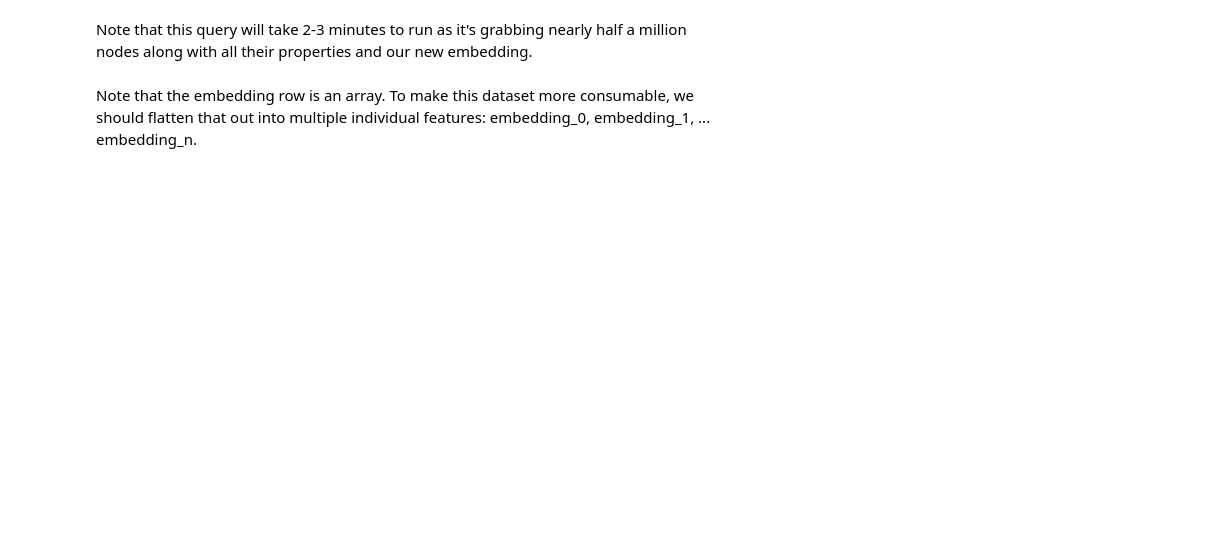
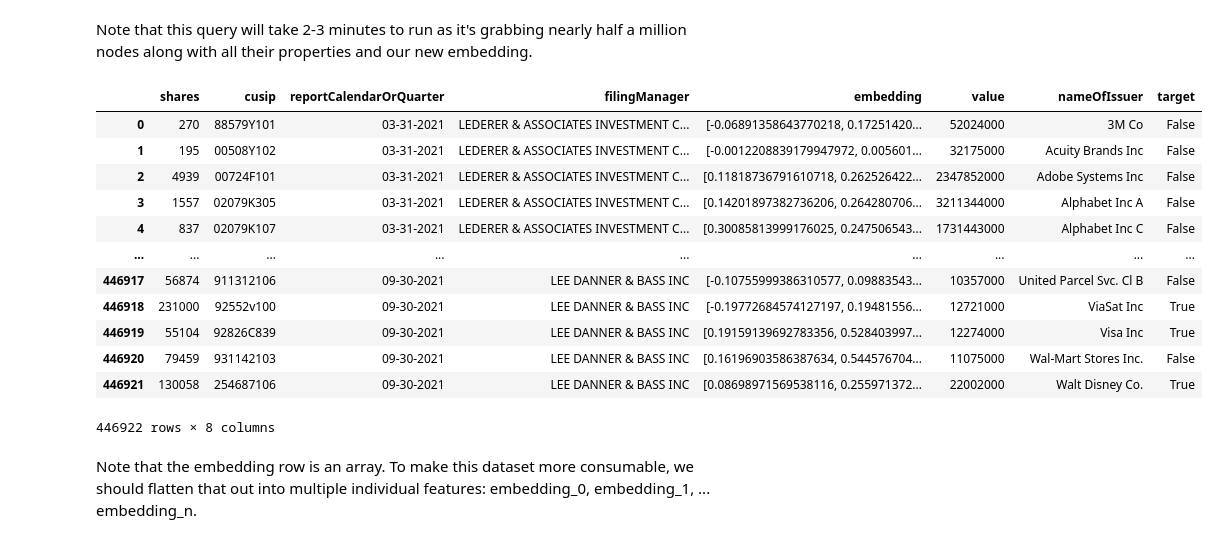
Before and after one commit to neo4j-partners/hands-on-lab-neo4j-and-vertex-ai, a Jupyter notebook: Lab 5 - Graph Data Science/embedding.ipynb, the cells around one changed output. Drawn from its saved outputs; the diff is of its cells as text; code cells hidden in the pictures; blank space fills up the shorter version.

```diff
--- a/Lab 5 - Graph Data Science/embedding.ipynb
+++ b/Lab 5 - Graph Data Science/embedding.ipynb
@@ -66,0 +56,7 @@ with driver.session(database=DB_NAME) as session:
+# %%
+result = gds.run_cypher(
+  """
+    CALL gds.graph.drop('mygraph')
+  """
+)
+display(result)
@@ -78,0 +68,7 @@ with driver.session(database=DB_NAME) as session:
+# %%
+result = gds.run_cypher(
+  """
+    CALL gds.graph.list()
+  """
+)
+display(result)
@@ -98,11 +96,10 @@ That creates an embedding for each node type.  However, we only want the embeddi
 
 We're going to take the embedding from our projection and write it to the holding nodes in the underlying database.
 # %%
-with driver.session(database=DB_NAME) as session:
-  result = session.run(
-    """
-      CALL gds.graph.writeNodeProperties('mygraph', ['embedding'], ['Holding'])
-      YIELD writeMillis
-    """
-  )
-  print(result)
+result = gds.run_cypher(
+  """
+    CALL gds.graph.writeNodeProperties('mygraph', ['embedding'], ['Holding'])
+    YIELD writeMillis
+  """
+)
+display(result)
@@ -117,0 +109,7 @@ with driver.session(database=DB_NAME) as session:
+# %%
+result = gds.run_cypher(
+  """
+    MATCH (n:Holding) RETURN n
+  """
+)
+display(result)
@@ -118,8 +130,23 @@ with driver.session(database=DB_NAME) as session:
 # %% [markdown]
 Note that this query will take 2-3 minutes to run as it's grabbing nearly half a million nodes along with all their properties and our new embedding.
 # %%
-df = pd.DataFrame([dict(record.get('n')) for record in result])
+import pandas as pd
+df = pd.DataFrame([dict(record.items()) for record in result['n']])
 df
+# %% [output]
+|  | shares | cusip | reportCalendarOrQuarter | filingManager | embedding | value | nameOfIssuer | target |
+| 0 | 270 | 88579Y101 | 03-31-2021 | LEDERER & ASSOCIATES INVESTMENT C... | [-0.06891358643770218, 0.17251420... | 52024000 | 3M Co | False |
+| 1 | 195 | 00508Y102 | 03-31-2021 | LEDERER & ASSOCIATES INVESTMENT C... | [-0.0012208839179947972, 0.005601... | 32175000 | Acuity Brands Inc | False |
+| 2 | 4939 | 00724F101 | 03-31-2021 | LEDERER & ASSOCIATES INVESTMENT C... | [0.11818736791610718, 0.262526422... | 2347852000 | Adobe Systems Inc | False |
+| 3 | 1557 | 02079K305 | 03-31-2021 | LEDERER & ASSOCIATES INVESTMENT C... | [0.14201897382736206, 0.264280706... | 3211344000 | Alphabet Inc A | False |
+| 4 | 837 | 02079K107 | 03-31-2021 | LEDERER & ASSOCIATES INVESTMENT C... | [0.30085813999176025, 0.247506543... | 1731443000 | Alphabet Inc C | False |
+| ... | ... | ... | ... | ... | ... | ... | ... | ... |
+| 446917 | 56874 | 911312106 | 09-30-2021 | LEE DANNER & BASS INC | [-0.10755999386310577, 0.09883543... | 10357000 | United Parcel Svc. Cl B | False |
+| 446918 | 231000 | 92552v100 | 09-30-2021 | LEE DANNER & BASS INC | [-0.19772684574127197, 0.19481556... | 12721000 | ViaSat Inc | True |
+| 446919 | 55104 | 92826C839 | 09-30-2021 | LEE DANNER & BASS INC | [0.19159139692783356, 0.528403997... | 12274000 | Visa Inc | True |
+| 446920 | 79459 | 931142103 | 09-30-2021 | LEE DANNER & BASS INC | [0.16196903586387634, 0.544576704... | 11075000 | Wal-Mart Stores Inc. | False |
+| 446921 | 130058 | 254687106 | 09-30-2021 | LEE DANNER & BASS INC | [0.08698971569538116, 0.255971372... | 22002000 | Walt Disney Co. | True |
+446922 rows × 8 columns
 # %% [markdown]
 Note that the embedding row is an array. To make this dataset more consumable, we should flatten that out into multiple individual features: embedding_0, embedding_1, ... embedding_n.
 # %%
```
Also changed, not shown: parts of 16 cells of this notebook.
